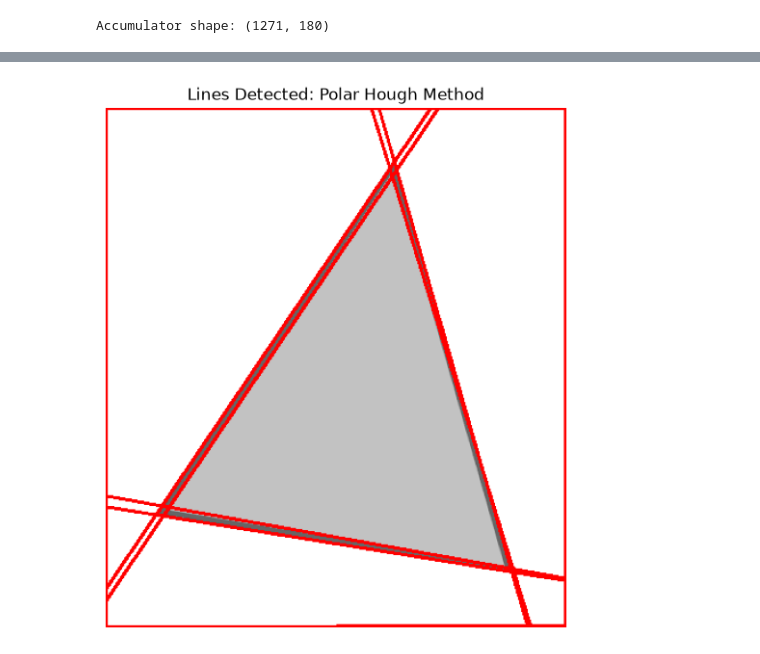
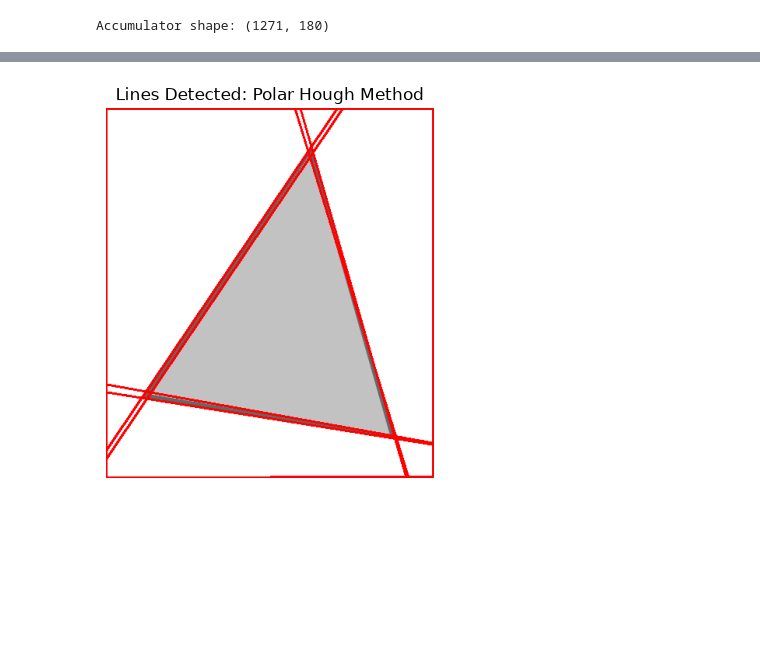
Before and after one commit to DarkDreamerr/CV-2026-H12, a Jupyter notebook: Experiment 8/hough.ipynb, the cells around one changed output, grey strips where cells are left out. Cells and saved outputs as stored; diff of their text form; code cells hidden in the pictures; blank space fills up the shorter version.

```diff
--- a/Experiment 8/hough.ipynb
+++ b/Experiment 8/hough.ipynb
@@ -195,11 +193,10 @@ plt.show()
 # %%
 result_p = draw_hough_lines(img,accumulator_p, r_values_p,angles_p,
                             num_lines=10, min_votes=80)
 
-plt.figure(figsize=(9, 7))
 plt.imshow(cv2.cvtColor(result_p, cv2.COLOR_BGR2RGB))
 plt.title("Lines Detected: Polar Hough Method")
 plt.axis("off")
 plt.show()
 # %% [output]
-[figure, old version]
+[figure, new version]
```
Also changed, not shown: parts of 2 cells of this notebook.
